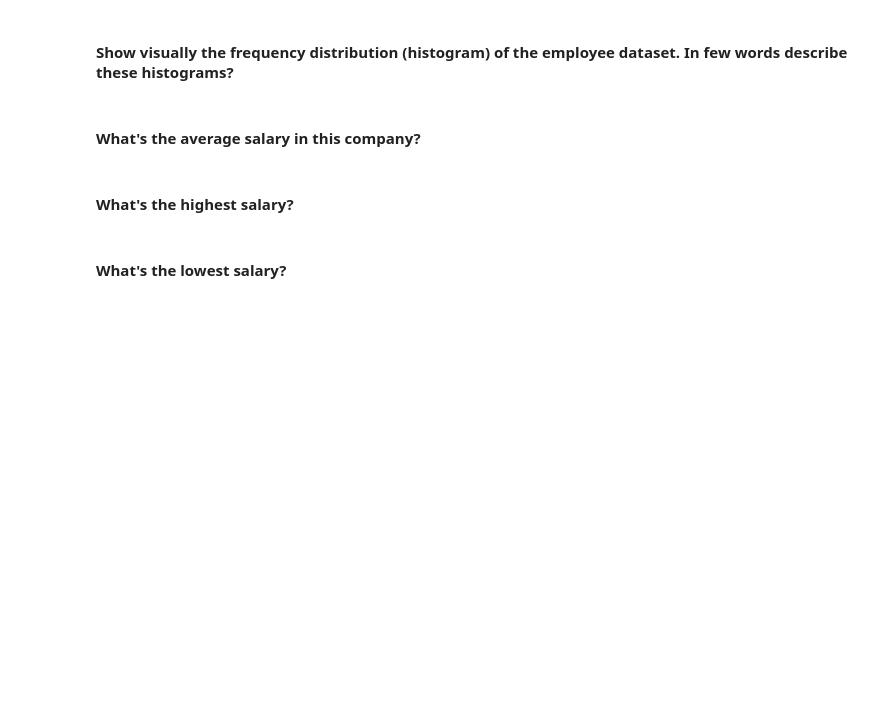
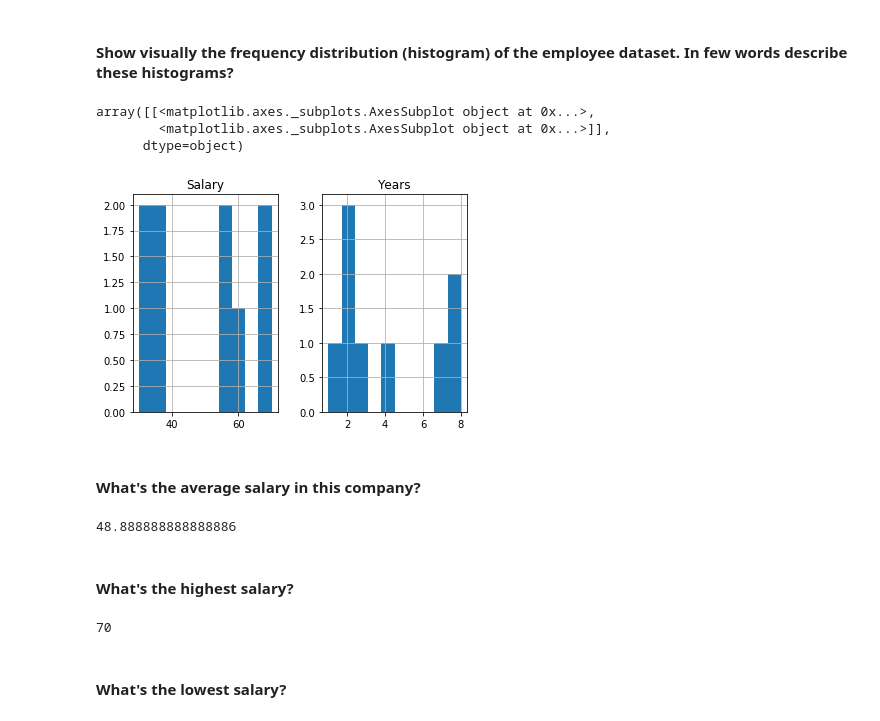
Before and after one commit to ta-datapt-bcn/lab-subsetting-and-descriptive-stats, a Jupyter notebook: your-code/main.ipynb, the cells around one changed output. Cells and saved outputs as stored; diff of their text form; code cells hidden in the pictures; blank space fills up the shorter version.

```diff
--- a/your-code/main.ipynb
+++ b/your-code/main.ipynb
@@ -60,3 +137,7 @@
 #### Load the `employee.csv` file into a DataFrame. Call the dataframe `employee`
 # %%
 # your answer here
+
+employee = pd.read_csv('employee.csv')
+
+employee.head()
@@ -71,11 +171,31 @@
+# %%
+# your answer here
+
+employee.hist()
+
+# The Salary hist is not the correct way to show this information since it shows no correlations between
+# the observations, and it's hard to interpret
+# %% [output]
+array([[<matplotlib.axes._subplots.AxesSubplot object at 0x...>,
+        <matplotlib.axes._subplots.AxesSubplot object at 0x...>]],
+      dtype=object)
+[figure, added]
 # %% [markdown]
 #### What's the average salary in this company?
 # %%
 # your answer here
+
+employee.Salary.mean()
+# %% [output]
+48.888888888888886
 # %% [markdown]
 #### What's the highest salary?
 # %%
 # your answer here
+
+employee.Salary.max()
+# %% [output]
+70
 # %% [markdown]
 #### What's the lowest salary?
 # %%
```
Also changed, not shown: parts of 60 cells of this notebook, 1 other file.
